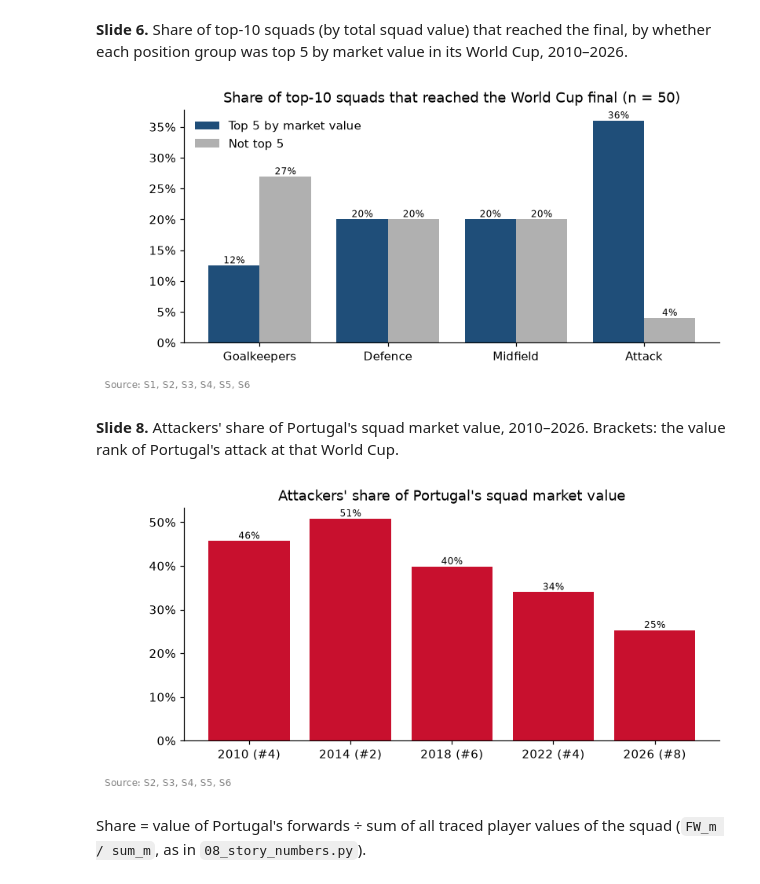
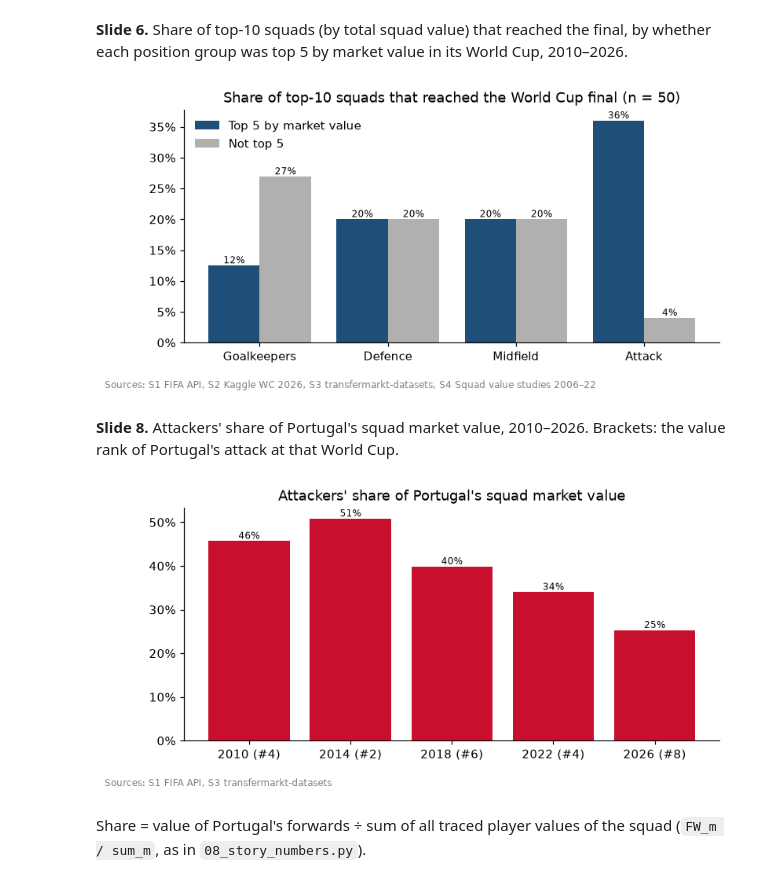
Before and after one commit to freggas/DVBA-Group-Assignment, a Jupyter notebook: price-tag/history/Team14_Analysis.ipynb, the cells around one changed output. Saved outputs shown, nothing was run; the diff lists cells and outputs as text; code cells hidden in the pictures.

```diff
--- a/price-tag/history/Team14_Analysis.ipynb
+++ b/price-tag/history/Team14_Analysis.ipynb
@@ -185,8 +186,11 @@ import matplotlib.pyplot as plt
 plt.rcParams.update({'figure.dpi': 110, 'axes.spines.top': False, 'axes.spines.right': False})
 RED, GREY, BLUE = '#c8102e', '#b0b0b0', '#1f4e79'
 
-def source(fig, text):
-    fig.text(0.01, -0.04, 'Source: ' + text, fontsize=8, color='grey', ha='left')
+SOURCES = {'S1': 'FIFA API', 'S2': 'Kaggle WC 2026', 'S3': 'transfermarkt-datasets', 'S4': 'Squad value studies 2006–22'}
+
+def source(fig, ids):
+    text = ', '.join(f'{i} {SOURCES[i]}' for i in ids.split())
+    fig.text(0.01, -0.04, 'Sources: ' + text, fontsize=8, color='grey', ha='left')
 
 def bar_labels(ax, bars, labels):
     for b, s in zip(bars, labels):
@@ -244,18 +248,18 @@ Rank 5–8 is highlighted because Portugal was in that group at four of six Worl
 # %%
 NAMES = {'GK': 'Goalkeepers', 'DF': 'Defence', 'MF': 'Midfield', 'FW': 'Attack'}
 yes = [(TOP[TOP[k + '_r'] <= 5].stage_n >= 6).mean() for k in NAMES]
 no = [(TOP[TOP[k + '_r'] > 5].stage_n >= 6).mean() for k in NAMES]
 assert [round(x * 100) for x in yes] == [12, 20, 20, 36] and [round(x * 100) for x in no] == [27, 20, 20, 4]
 fig, ax = plt.subplots(figsize=(8, 3.5))
 x = range(len(NAMES))
 b1 = ax.bar([i - 0.2 for i in x], yes, 0.4, color=BLUE, label='Top 5 by market value')
 b2 = ax.bar([i + 0.2 for i in x], no, 0.4, color=GREY, label='Not top 5')
 bar_labels(ax, b1, [f'{v:.0%}' for v in yes]); bar_labels(ax, b2, [f'{v:.0%}' for v in no])
 ax.set_xticks(list(x), NAMES.values()); ax.yaxis.set_major_formatter('{x:.0%}'); ax.legend(frameon=False)
 ax.set_title('Share of top-10 squads that reached the World Cup final (n = 50)')
-source(fig, 'S1, S2, S3, S4, S5, S6'); plt.show()
+source(fig, 'S1 S2 S3 S4'); plt.show()
 # %% [output]
-[figure, old version]
+[figure, new version]
 # %% [markdown]
 **Slide 8.** Attackers' share of Portugal's squad market value, 2010–2026. Brackets: the value rank of Portugal's attack at that World Cup.
 # %%
@@ -267,9 +271,9 @@ bars = ax.bar([f'{y} (#{r:.0f})' for y, r in por8.FW_r.items()], share, color=RE
 bar_labels(ax, bars, [f'{v:.0%}' for v in share])
 ax.yaxis.set_major_formatter('{x:.0%}')
 ax.set_title("Attackers' share of Portugal's squad market value")
-source(fig, 'S2, S3, S4, S5, S6'); plt.show()
+source(fig, 'S1 S3'); plt.show()
 # %% [output]
-[figure, old version]
+[figure, new version]
 # %% [markdown]
 Share = value of Portugal's forwards ÷ sum of all traced player values of the squad (`FW_m / sum_m`, as in `08_story_numbers.py`).
 # %% [markdown]
```
Also changed, not shown: parts of 47 cells of this notebook, 4 other files.
